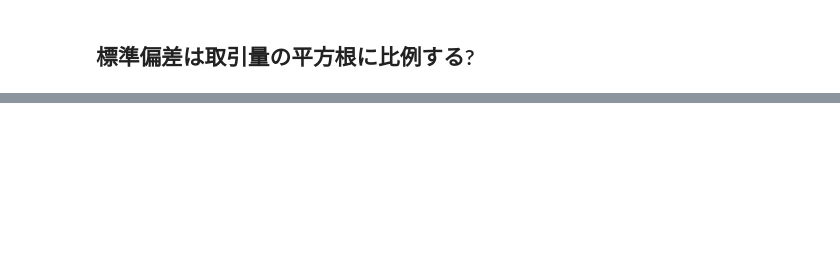
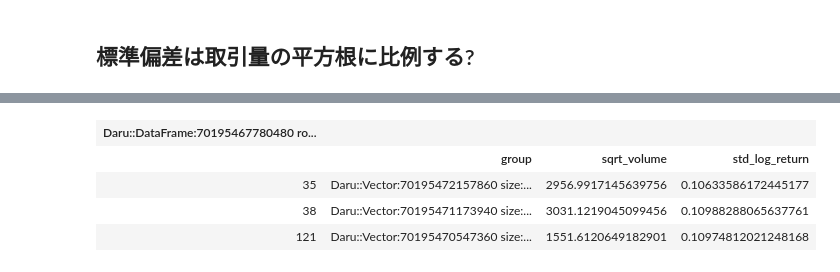
Before and after one commit to shugo/DCW2016, a Jupyter notebook: Stock.ipynb, the cells around one changed output, grey strips where cells are left out. Cells and saved outputs as stored; diff of their text form; code cells hidden in the pictures; blank space fills up the shorter version.

```diff
--- a/Stock.ipynb
+++ b/Stock.ipynb
@@ -324,3 +326,11 @@ plot.show
         14 2848.75411 0.01948683
        ...        ...        ...
 }, :extension=>[]}>
+# %%
+month.where(month[:std_log_return].gt(0.10))
+# %% [output]
+| Daru::DataFrame:70195467780480 ro... |  |  |  |
+|  | group | sqrt_volume | std_log_return |
+| 35 | Daru::Vector:70195472157860 size:... | 2956.9917145639756 | 0.10633586172445177 |
+| 38 | Daru::Vector:70195471173940 size:... | 3031.1219045099456 | 0.10988288065637761 |
+| 121 | Daru::Vector:70195470547360 size:... | 1551.6120649182901 | 0.10974812021248168 |
```
Also changed, not shown: parts of 11 cells of this notebook, 2 other files.
